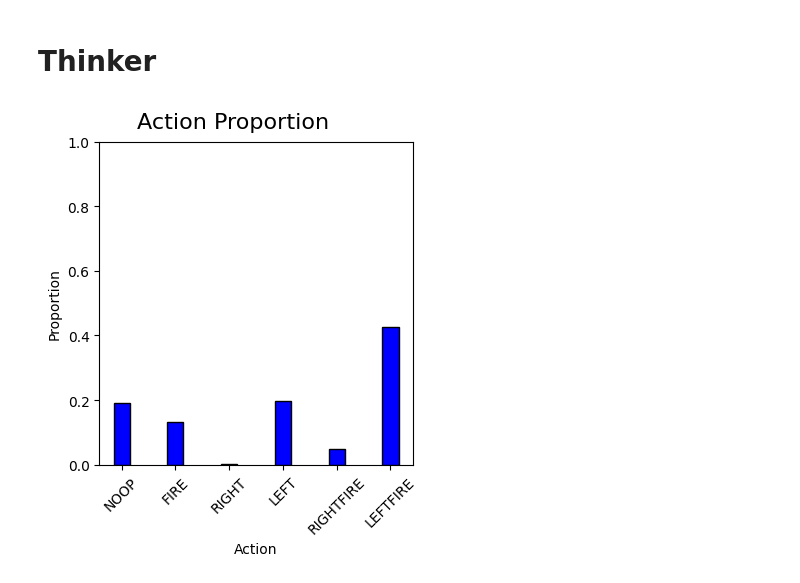
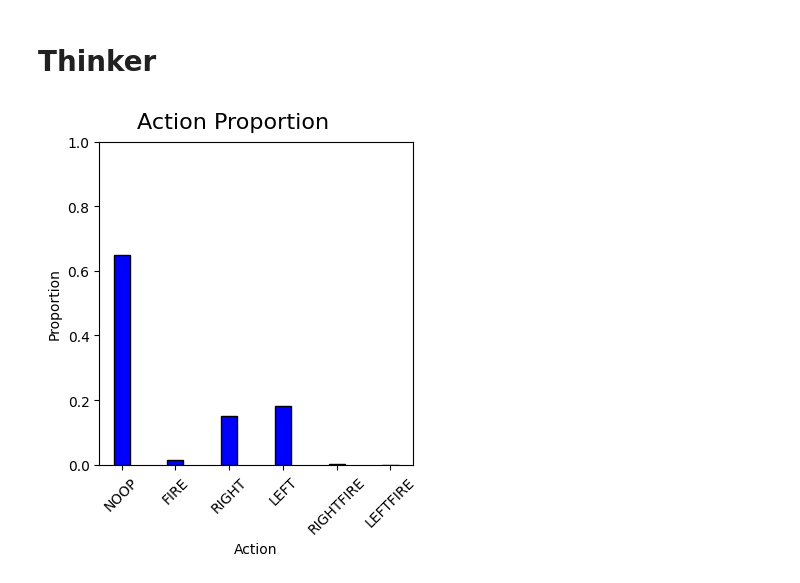
Before and after one commit to jmjmfasdf/thinker, a Jupyter notebook: behavior_analysis.ipynb, the cells around one changed output. Drawn from its saved outputs; the diff is of its cells as text; code cells hidden in the pictures.

```diff
--- a/behavior_analysis.ipynb
+++ b/behavior_analysis.ipynb
@@ -218,13 +218,13 @@ def plot_root_action_distribution(npy_list, num_splits=5):
 # %%
 npy_list = [
             #'/home/jmme425/thinker/test/thinker-20251023-165530-327280-0/video_stat.npy'
             #'/home/jmme425/thinker/test/thinker-20251206-222804-1082768-0/video_stat.npy',
             #'/home/jmme425/thinker/test/thinker-20251206-222804-1082768-1/video_stat.npy',
-            #'/home/jmme425/thinker/test/thinker-20251206-222804-1082768-2/video_stat.npy'
-            '/home/jmme425/thinker/test/example/pong_45e5_0.npy',
+            '/home/jmme425/thinker/test/thinker-20260108-102324-7202736-1/video_stat.npy'
+            # '/home/jmme425/thinker/test/example/pong_45e5_0.npy',
             #'/home/jmme425/thinker/test/dd/spaceinvaders_10e6_1.npy',
             #'/home/jmme425/thinker/test/dd/spaceinvaders_10e6_2.npy'
             ]
 plot_root_action_distribution(npy_list, num_splits=1)
 # %% [output]
-[figure, old version]
+[figure, new version]
```
Also changed, not shown: 2 other files.
